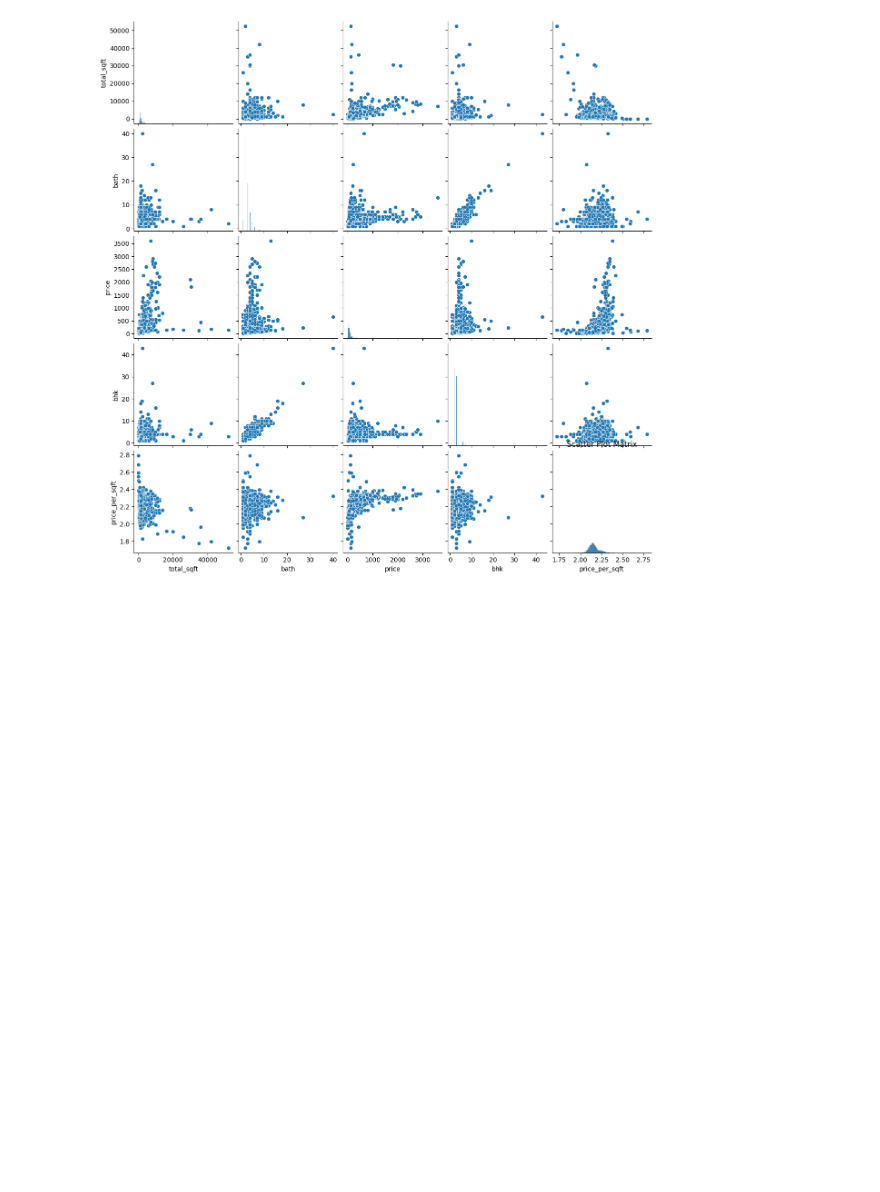
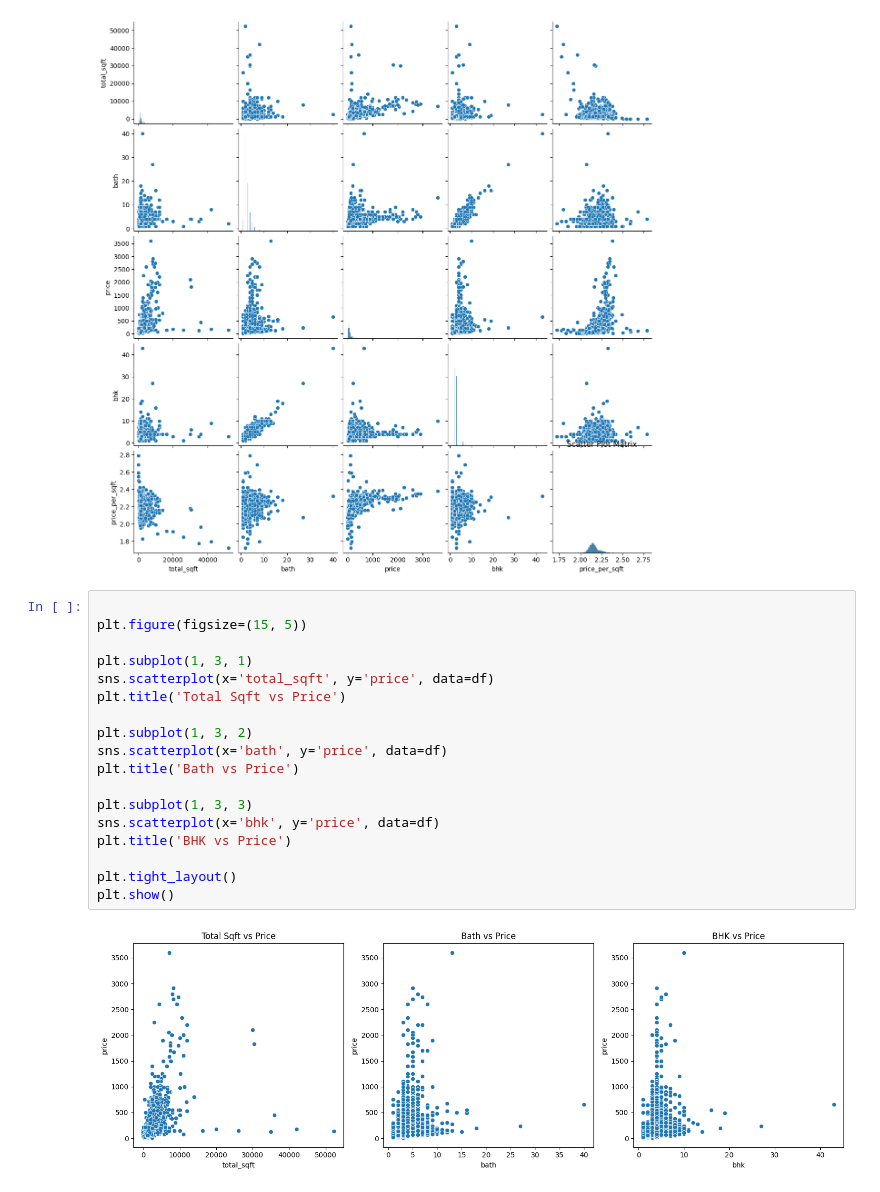
Before and after one commit to surumyshefna/Property-price-DSML, a Jupyter notebook: Property Price Banglore.ipynb, the cells around one changed output. Drawn from its saved outputs; the diff is of its cells as text; blank space fills up the shorter version.

```diff
--- a/Property Price Banglore.ipynb
+++ b/Property Price Banglore.ipynb
@@ -460,3 +460,23 @@ plt.title('Scatter Plot Matrix')
 plt.show()
 # %% [output]
 [figure]
+# %%
+
+plt.figure(figsize=(15, 5))
+
+plt.subplot(1, 3, 1)
+sns.scatterplot(x='total_sqft', y='price', data=df)
+plt.title('Total Sqft vs Price')
+
+plt.subplot(1, 3, 2)
+sns.scatterplot(x='bath', y='price', data=df)
+plt.title('Bath vs Price')
+
+plt.subplot(1, 3, 3)
+sns.scatterplot(x='bhk', y='price', data=df)
+plt.title('BHK vs Price')
+
+plt.tight_layout()
+plt.show()
+# %% [output]
+[figure, added]
```
